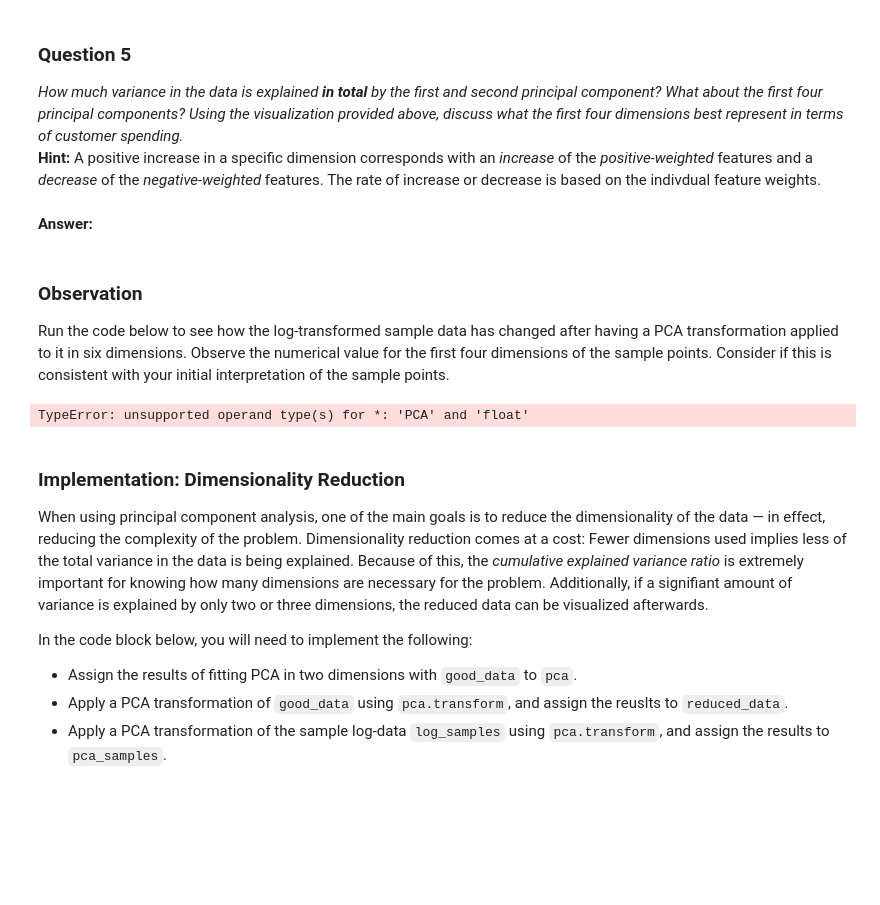
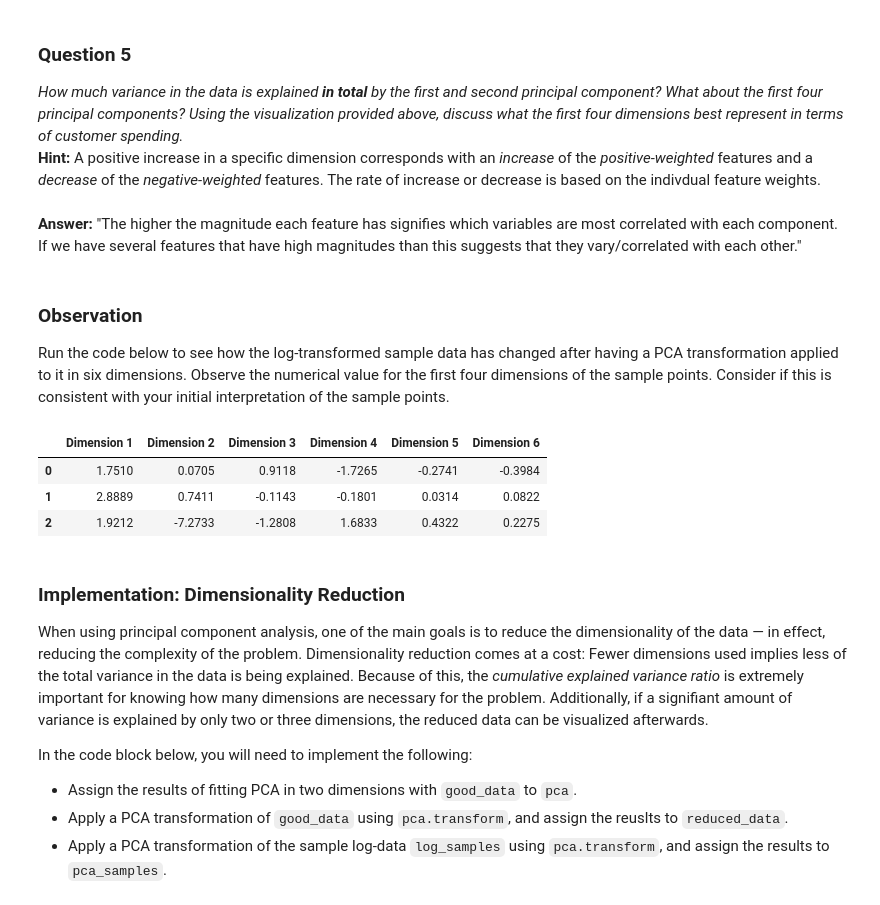
Before and after one commit to airjulio/NanoMachineLearning, a Jupyter notebook: 03_customer_segments/customer_segments.ipynb, the cells around one changed output. Saved outputs shown, nothing was run; the diff lists cells and outputs as text; code cells hidden in the pictures; blank space fills up the shorter version.

```diff
--- a/03_customer_segments/customer_segments.ipynb
+++ b/03_customer_segments/customer_segments.ipynb
@@ -340,10 +340,12 @@ from sklearn.decomposition import PCA
 
 n_dimensions = good_data.shape[1]
 # TODO: Apply PCA to the good data with the same number of dimensions as features
-pca = pca = PCA(n_components=n_dimensions).fit(good_data)
+pca = PCA(n_components=n_dimensions).fit(good_data)#.transform(good_data)
+# pca = pd.DataFrame(pca)
 
 # TODO: Apply a PCA transformation to the sample log-data
-pca_samples = PCA(n_components=n_dimensions).fit(log_data)
+pca_samples = PCA(n_components=n_dimensions).fit(log_data)#.transform(log_data)
+# pca_samples = pd.DataFrame(pca_samples)
 
 # Generate PCA results plot
 pca_results = rs.pca_results(good_data, pca)
@@ -353,16 +355,20 @@ pca_results = rs.pca_results(good_data, pca)
 ### Question 5
 *How much variance in the data is explained* ***in total*** *by the first and second principal component? What about the first four principal components? Using the visualization provided above, discuss what the first four dimensions best represent in terms of customer spending.*
 **Hint:** A positive increase in a specific dimension corresponds with an *increase* of the *positive-weighted* features and a *decrease* of the *negative-weighted* features. The rate of increase or decrease is based on the indivdual feature weights.
-# %% [markdown]
-**Answer:**
+# %% [markdown]
+**Answer:** "The higher the magnitude each feature has signifies which variables are most correlated with each component. If we have several features that have high magnitudes than this suggests that they vary/correlated with each other."
 # %% [markdown]
 ### Observation
 Run the code below to see how the log-transformed sample data has changed after having a PCA transformation applied to it in six dimensions. Observe the numerical value for the first four dimensions of the sample points. Consider if this is consistent with your initial interpretation of the sample points.
 # %%
 # Display sample log-data after having a PCA transformation applied
+pca_samples = pca_samples.transform(log_samples)
 display(pd.DataFrame(np.round(pca_samples, 4), columns = pca_results.index.values))
 # %% [output]
-TypeError: unsupported operand type(s) for *: 'PCA' and 'float'
+|  | Dimension 1 | Dimension 2 | Dimension 3 | Dimension 4 | Dimension 5 | Dimension 6 |
+| 0 | 1.7510 | 0.0705 | 0.9118 | -1.7265 | -0.2741 | -0.3984 |
+| 1 | 2.8889 | 0.7411 | -0.1143 | -0.1801 | 0.0314 | 0.0822 |
+| 2 | 1.9212 | -7.2733 | -1.2808 | 1.6833 | 0.4322 | 0.2275 |
 # %% [markdown]
 ### Implementation: Dimensionality Reduction
 When using principal component analysis, one of the main goals is to reduce the dimensionality of the data — in effect, reducing the complexity of the problem. Dimensionality reduction comes at a cost: Fewer dimensions used implies less of the total variance in the data is being explained. Because of this, the *cumulative explained variance ratio* is extremely important for knowing how many dimensions are necessary for the problem. Additionally, if a signifiant amount of variance is explained by only two or three dimensions, the reduced data can be visualized afterwards.
```
Also changed, not shown: parts of 2 cells of this notebook.
